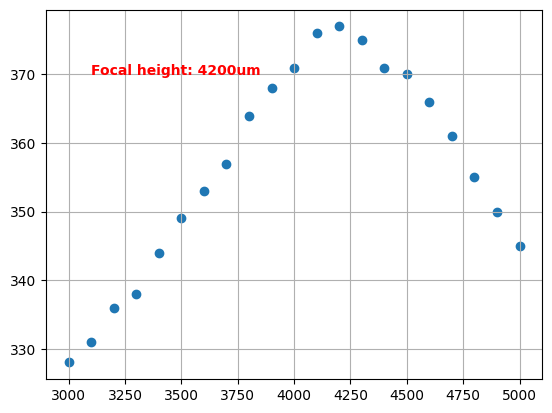
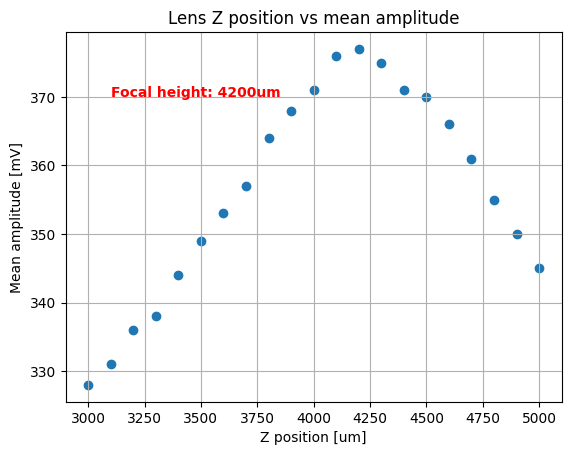
The notebook cell's code change between the first figure and the second:
--- before
+++ after
@@ -2,3 +2,7 @@
 plt.scatter(Z, AmpMean)
 plt.grid()
+plt.xlabel("Z position [um]")
+plt.ylabel("Mean amplitude [mV]")
+plt.title("Lens Z position vs mean amplitude")
 plt.text(3100, 370, "Focal height: 4200um", color='red', fontweight='bold')
+plt.show()

Commit: Full range Z position scan plots